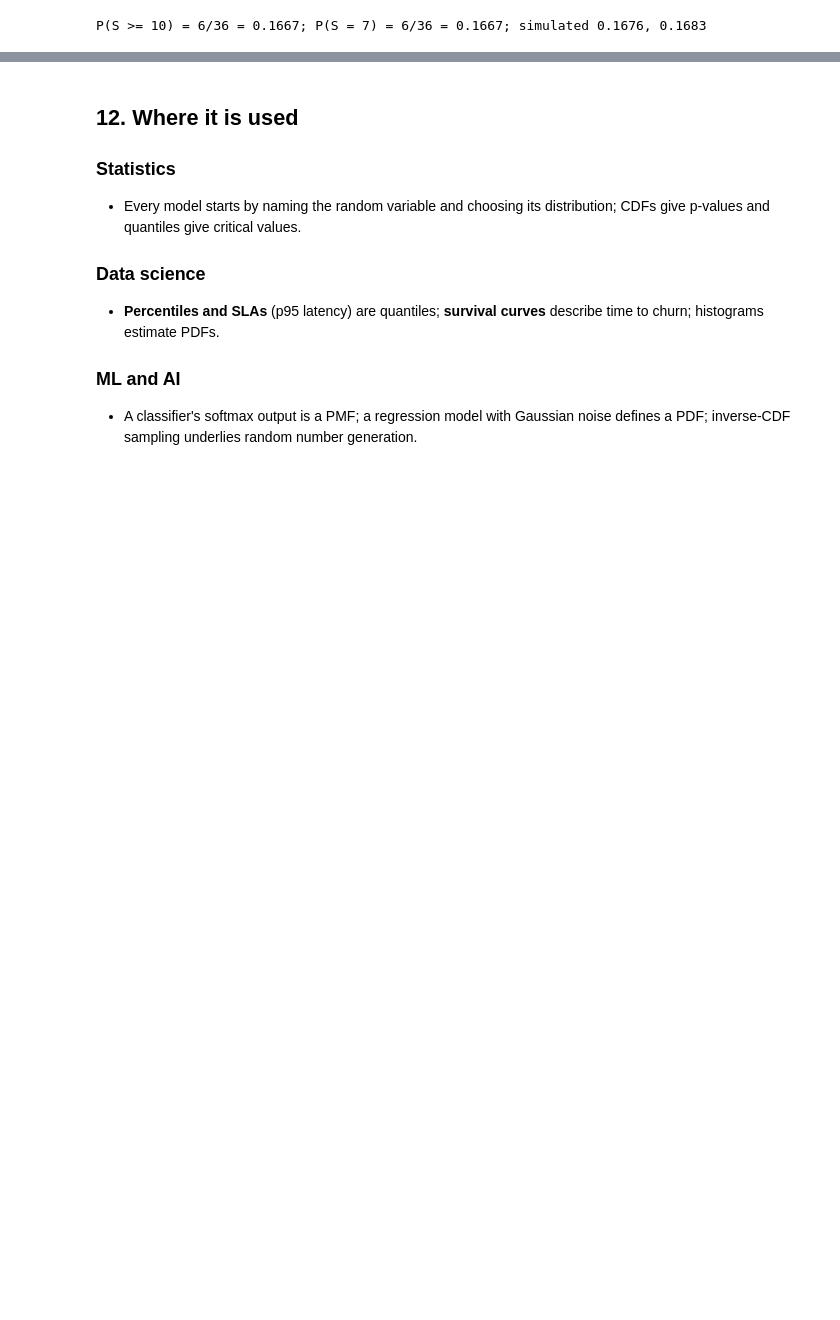
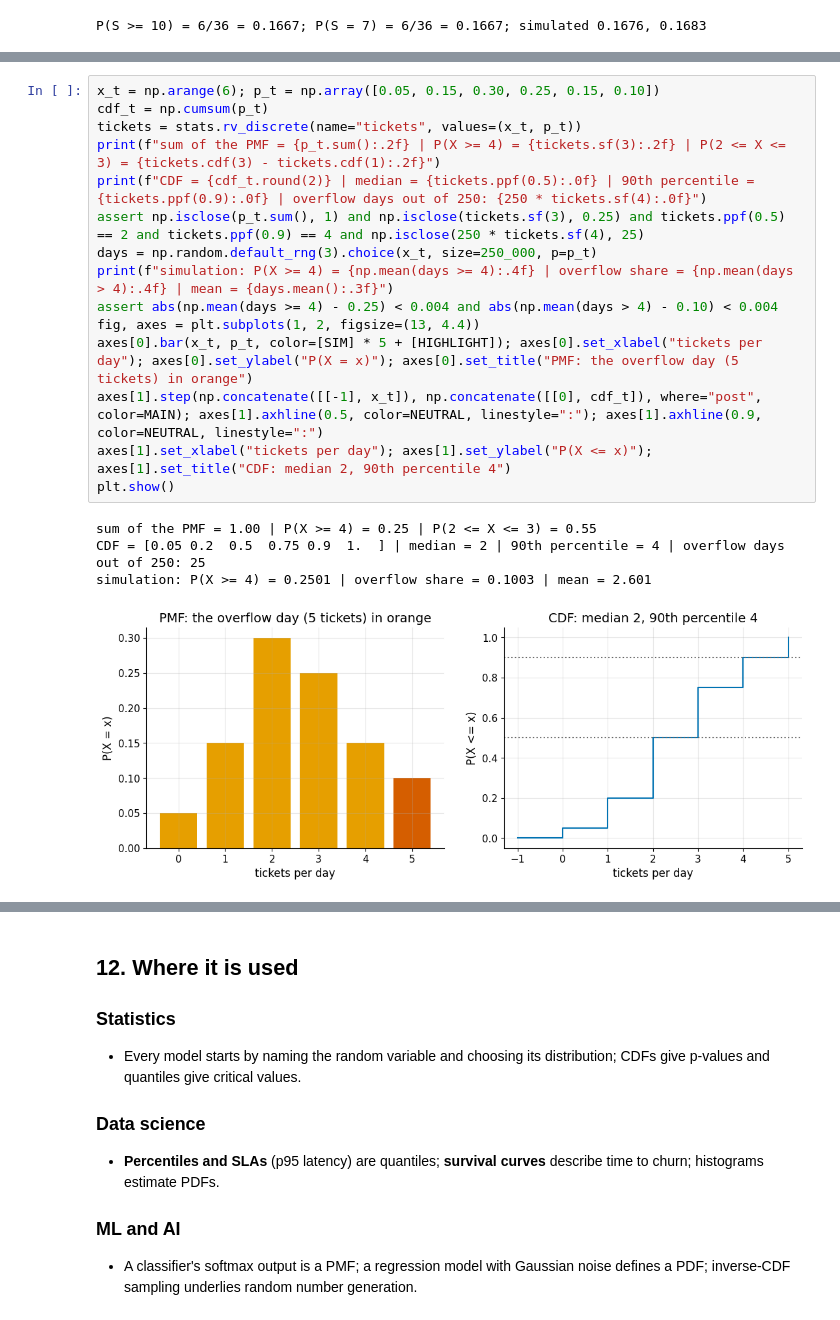
Before and after one commit to AhmedMostafaAttiaaa/distributions-irl, a Jupyter notebook: module_00_foundations/notebooks/00_01_random_variables.ipynb, the cells around one changed output, grey strips where cells are left out. Saved outputs shown, nothing was run; the diff lists cells and outputs as text; blank space fills up the shorter version.

```diff
--- a/module_00_foundations/notebooks/00_01_random_variables.ipynb
+++ b/module_00_foundations/notebooks/00_01_random_variables.ipynb
@@ -328,0 +356,20 @@ P(S >= 10) = 6/36 = 0.1667; P(S = 7) = 6/36 = 0.1667; simulated 0.1676, 0.1683
+# %%
+x_t = np.arange(6); p_t = np.array([0.05, 0.15, 0.30, 0.25, 0.15, 0.10])
+cdf_t = np.cumsum(p_t)
+tickets = stats.rv_discrete(name="tickets", values=(x_t, p_t))
+print(f"sum of the PMF = {p_t.sum():.2f} | P(X >= 4) = {tickets.sf(3):.2f} | P(2 <= X <= 3) = {tickets.cdf(3) - tickets.cdf(1):.2f}")
+print(f"CDF = {cdf_t.round(2)} | median = {tickets.ppf(0.5):.0f} | 90th percentile = {tickets.ppf(0.9):.0f} | overflow days out of 250: {250 * tickets.sf(4):.0f}")
+assert np.isclose(p_t.sum(), 1) and np.isclose(tickets.sf(3), 0.25) and tickets.ppf(0.5) == 2 and tickets.ppf(0.9) == 4 and np.isclose(250 * tickets.sf(4), 25)
+days = np.random.default_rng(3).choice(x_t, size=250_000, p=p_t)
+print(f"simulation: P(X >= 4) = {np.mean(days >= 4):.4f} | overflow share = {np.mean(days > 4):.4f} | mean = {days.mean():.3f}")
+assert abs(np.mean(days >= 4) - 0.25) < 0.004 and abs(np.mean(days > 4) - 0.10) < 0.004
+fig, axes = plt.subplots(1, 2, figsize=(13, 4.4))
+axes[0].bar(x_t, p_t, color=[SIM] * 5 + [HIGHLIGHT]); axes[0].set_xlabel("tickets per day"); axes[0].set_ylabel("P(X = x)"); axes[0].set_title("PMF: the overflow day (5 tickets) in orange")
+axes[1].step(np.concatenate([[-1], x_t]), np.concatenate([[0], cdf_t]), where="post", color=MAIN); axes[1].axhline(0.5, color=NEUTRAL, linestyle=":"); axes[1].axhline(0.9, color=NEUTRAL, linestyle=":")
+axes[1].set_xlabel("tickets per day"); axes[1].set_ylabel("P(X <= x)"); axes[1].set_title("CDF: median 2, 90th percentile 4")
+plt.show()
+# %% [output]
+sum of the PMF = 1.00 | P(X >= 4) = 0.25 | P(2 <= X <= 3) = 0.55
+CDF = [0.05 0.2  0.5  0.75 0.9  1.  ] | median = 2 | 90th percentile = 4 | overflow days out of 250: 25
+simulation: P(X >= 4) = 0.2501 | overflow share = 0.1003 | mean = 2.601
+[figure, added]
```
Also changed, not shown: parts of 11 cells of this notebook.
